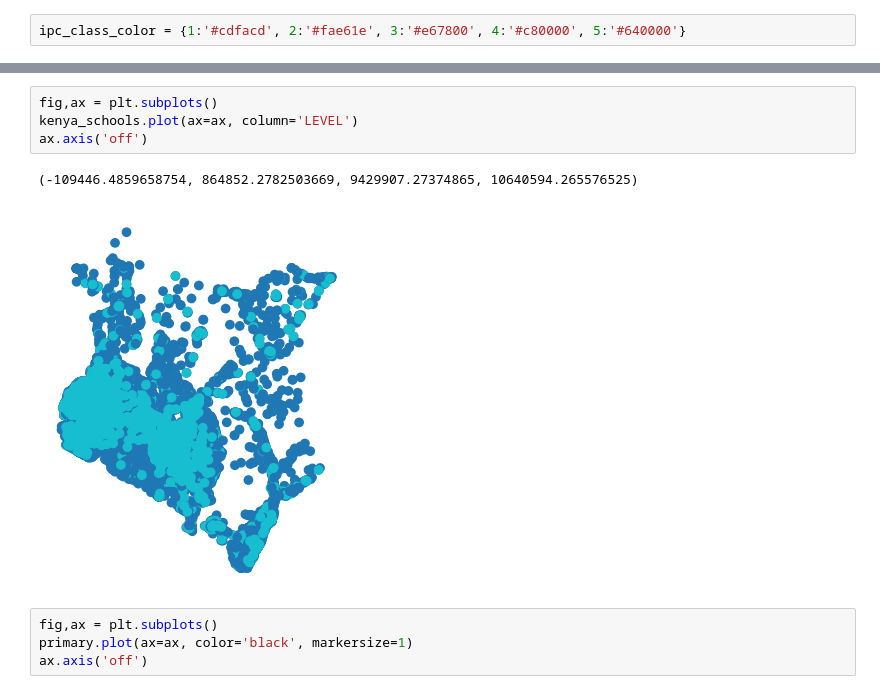
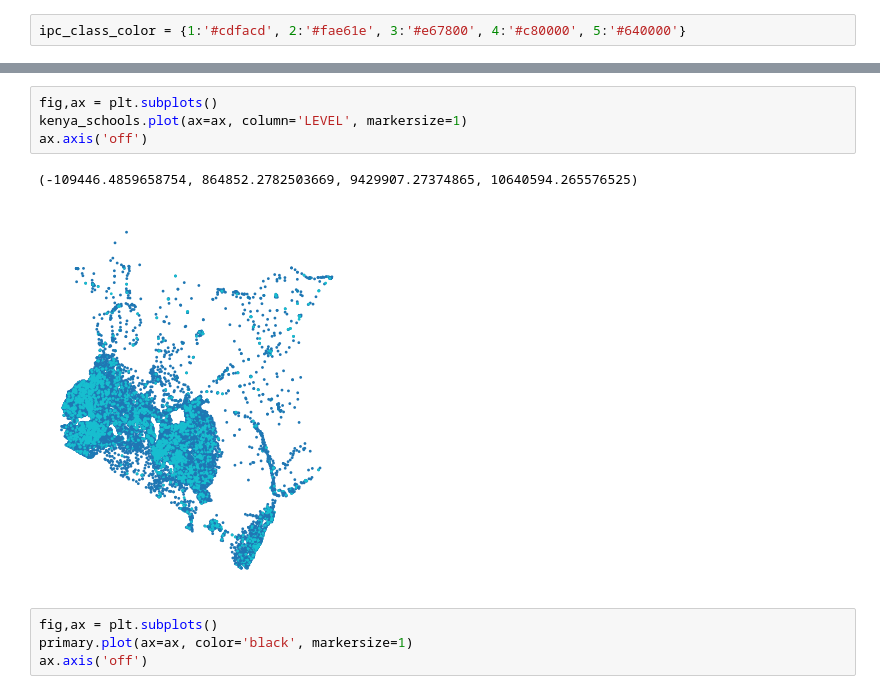
Before and after one commit to GeorMurk/Schools-and-Markets, a Jupyter notebook: geomap.ipynb, the cells around one changed output, grey strips where cells are left out. Saved outputs shown, nothing was run; the diff lists cells and outputs as text.

```diff
--- a/geomap.ipynb
+++ b/geomap.ipynb
@@ -59,10 +55,10 @@ ValueError: {'1': '#cdfacd', '2': '#fae61e', '3': '#e67800', '4': '#c80000', '5'
 # %%
 fig,ax = plt.subplots()
-kenya_schools.plot(ax=ax, column='LEVEL')
+kenya_schools.plot(ax=ax, column='LEVEL', markersize=1)
 ax.axis('off')
 # %% [output]
 (-109446.4859658754, 864852.2782503669, 9429907.27374865, 10640594.265576525)
-[figure, old version]
+[figure, new version]
 # %%
 fig,ax = plt.subplots()
 primary.plot(ax=ax, color='black', markersize=1)
```
Also changed, not shown: parts of 4 cells of this notebook.
